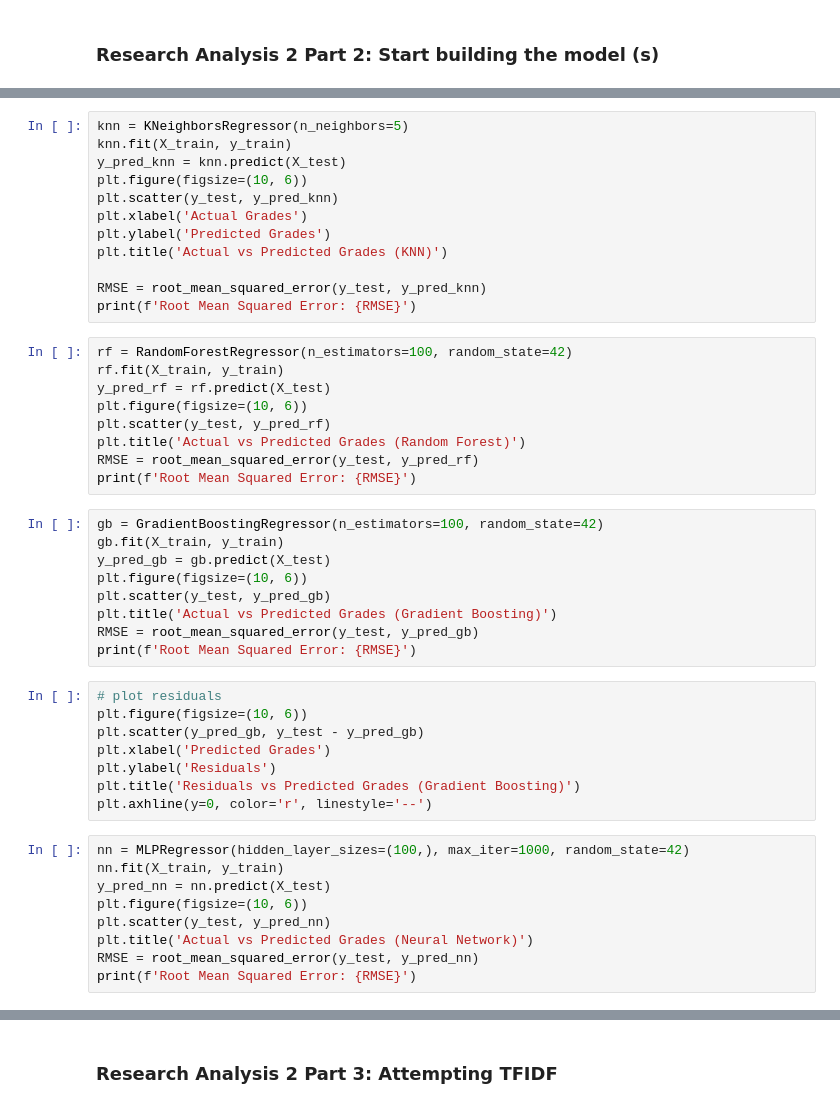
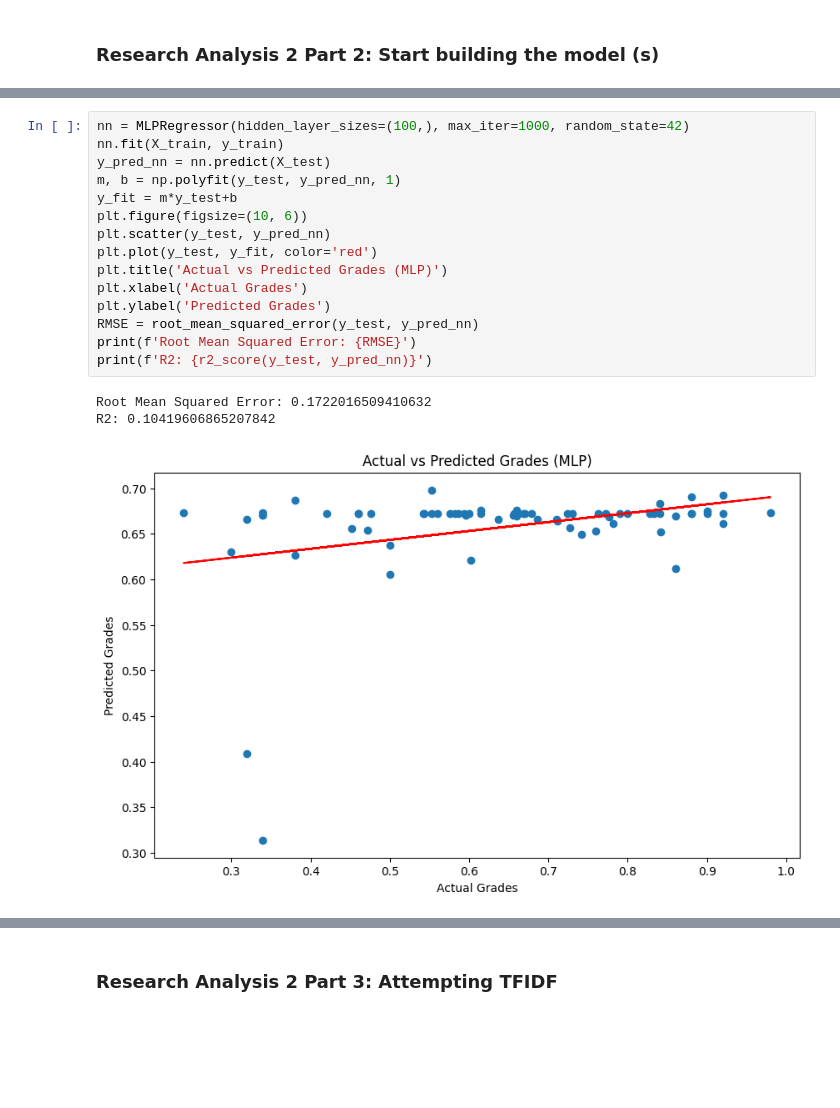
Before and after one commit to nam0mi/313-Data-Mining, a Jupyter notebook: mining.ipynb, the cells around one changed output, grey strips where cells are left out. Cells and saved outputs as stored; diff of their text form; blank space fills up the shorter version.

```diff
--- a/mining.ipynb
+++ b/mining.ipynb
@@ -241,50 +287,22 @@ print(f'Root Mean Squared Error: {RMSE}')
 # %%
-knn = KNeighborsRegressor(n_neighbors=5)
-knn.fit(X_train, y_train)
-y_pred_knn = knn.predict(X_test)
+nn = MLPRegressor(hidden_layer_sizes=(100,), max_iter=1000, random_state=42)
+nn.fit(X_train, y_train)
+y_pred_nn = nn.predict(X_test)
+m, b = np.polyfit(y_test, y_pred_nn, 1)
+y_fit = m*y_test+b
 plt.figure(figsize=(10, 6))
-plt.scatter(y_test, y_pred_knn)
+plt.scatter(y_test, y_pred_nn)
+plt.plot(y_test, y_fit, color='red')
+plt.title('Actual vs Predicted Grades (MLP)')
 plt.xlabel('Actual Grades')
 plt.ylabel('Predicted Grades')
-plt.title('Actual vs Predicted Grades (KNN)')
-
-RMSE = root_mean_squared_error(y_test, y_pred_knn)
+RMSE = root_mean_squared_error(y_test, y_pred_nn)
 print(f'Root Mean Squared Error: {RMSE}')
+print(f'R2: {r2_score(y_test, y_pred_nn)}')
+# %% [output]
+Root Mean Squared Error: 0.1722016509410632
+R2: 0.10419606865207842
+[figure, added]
-# %%
-rf = RandomForestRegressor(n_estimators=100, random_state=42)
-rf.fit(X_train, y_train)
-y_pred_rf = rf.predict(X_test)
-plt.figure(figsize=(10, 6))
-plt.scatter(y_test, y_pred_rf)
-plt.title('Actual vs Predicted Grades (Random Forest)')
-RMSE = root_mean_squared_error(y_test, y_pred_rf)
-print(f'Root Mean Squared Error: {RMSE}')
-# %%
-gb = GradientBoostingRegressor(n_estimators=100, random_state=42)
-gb.fit(X_train, y_train)
-y_pred_gb = gb.predict(X_test)
-plt.figure(figsize=(10, 6))
-plt.scatter(y_test, y_pred_gb)
-plt.title('Actual vs Predicted Grades (Gradient Boosting)')
-RMSE = root_mean_squared_error(y_test, y_pred_gb)
-print(f'Root Mean Squared Error: {RMSE}')
-# %%
-# plot residuals
-plt.figure(figsize=(10, 6))
-plt.scatter(y_pred_gb, y_test - y_pred_gb)
-plt.xlabel('Predicted Grades')
-plt.ylabel('Residuals')
-plt.title('Residuals vs Predicted Grades (Gradient Boosting)')
-plt.axhline(y=0, color='r', linestyle='--')
-# %%
-nn = MLPRegressor(hidden_layer_sizes=(100,), max_iter=1000, random_state=42)
-nn.fit(X_train, y_train)
-y_pred_nn = nn.predict(X_test)
-plt.figure(figsize=(10, 6))
-plt.scatter(y_test, y_pred_nn)
-plt.title('Actual vs Predicted Grades (Neural Network)')
-RMSE = root_mean_squared_error(y_test, y_pred_nn)
-print(f'Root Mean Squared Error: {RMSE}')
 # %%
 # Define the model
 model = Sequential()
```
Also changed, not shown: parts of 36 cells of this notebook.
